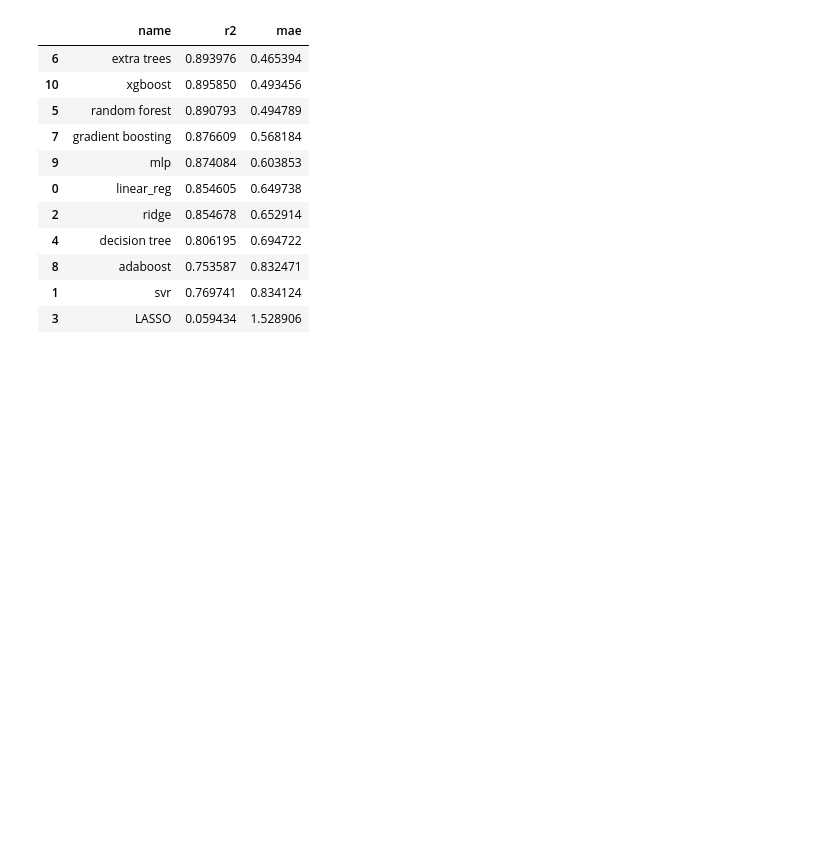
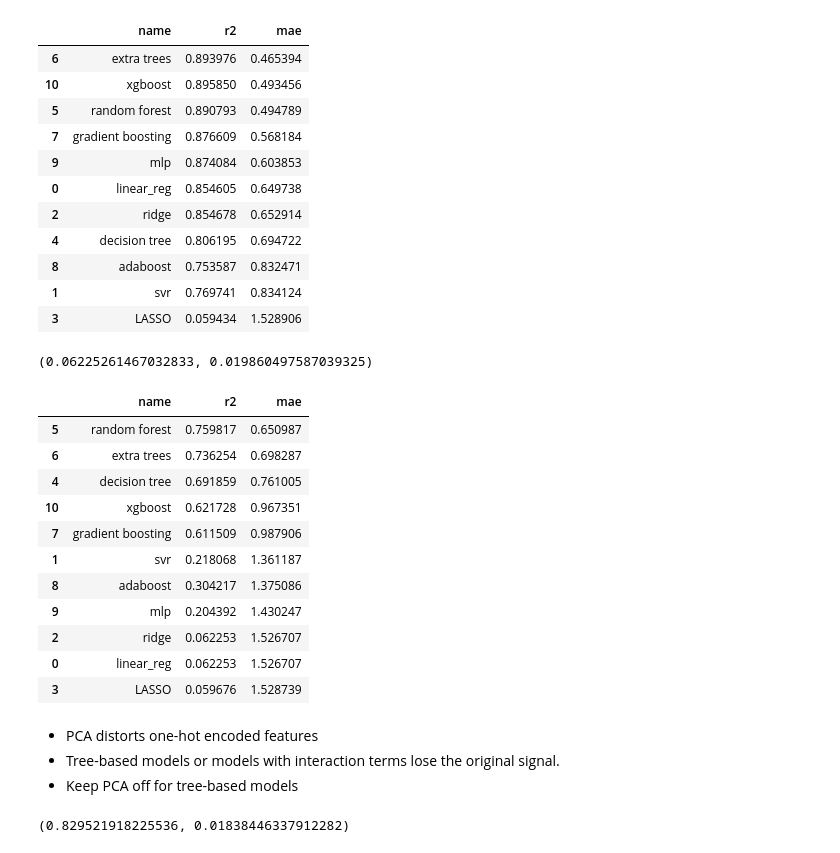
Before and after one commit to merahul22/realestate-insight-engine, a Jupyter notebook: model-selection.ipynb, the cells around one changed output. Drawn from its saved outputs; the diff is of its cells as text; code cells hidden in the pictures; blank space fills up the shorter version.

```diff
--- a/model-selection.ipynb
+++ b/model-selection.ipynb
@@ -345,0 +365,9 @@ model_df.sort_values(['mae'])
+# %%
+
+# K-fold cross-validation
+kfold = KFold(n_splits=10, shuffle=True, random_state=42)
+scores = cross_val_score(pipeline, X, y_transformed, cv=kfold, scoring='r2')
+# %%
+scores.mean(),scores.std()
+# %% [output]
+(0.06225261467032833, 0.019860497587039325)
@@ -345,0 +404,39 @@ model_df.sort_values(['mae'])
+# %%
+model_dict = {
+    'linear_reg':LinearRegression(),
+    'svr':SVR(),
+    'ridge':Ridge(),
+    'LASSO':Lasso(),
+    'decision tree': DecisionTreeRegressor(),
+    'random forest':RandomForestRegressor(),
+    'extra trees': ExtraTreesRegressor(),
+    'gradient boosting': GradientBoostingRegressor(),
+    'adaboost': AdaBoostRegressor(),
+    'mlp': MLPRegressor(),
+    'xgboost':XGBRegressor()
+}
+# %%
+model_output = []
+for model_name,model in model_dict.items():
+    model_output.append(scorer(model_name, model))
+# %%
+model_df = pd.DataFrame(model_output, columns=['name','r2','mae'])
+# %%
+model_df.sort_values(['mae'])
+# %% [output]
+|  | name | r2 | mae |
+| 5 | random forest | 0.759817 | 0.650987 |
+| 6 | extra trees | 0.736254 | 0.698287 |
+| 4 | decision tree | 0.691859 | 0.761005 |
+| 10 | xgboost | 0.621728 | 0.967351 |
+| 7 | gradient boosting | 0.611509 | 0.987906 |
+| 1 | svr | 0.218068 | 1.361187 |
+| 8 | adaboost | 0.304217 | 1.375086 |
+| 9 | mlp | 0.204392 | 1.430247 |
+| 2 | ridge | 0.062253 | 1.526707 |
+| 0 | linear_reg | 0.062253 | 1.526707 |
+| 3 | LASSO | 0.059676 | 1.528739 |
+# %% [markdown]
+- PCA distorts one-hot encoded features
+- Tree-based models or models with interaction terms lose the original signal.
+- Keep PCA off for tree-based models
@@ -345,0 +467,4 @@ model_df.sort_values(['mae'])
+# %%
+scores.mean(),scores.std()
+# %% [output]
+(0.829521918225536, 0.01838446337912282)
```
Also changed, not shown: parts of 11 cells of this notebook.
